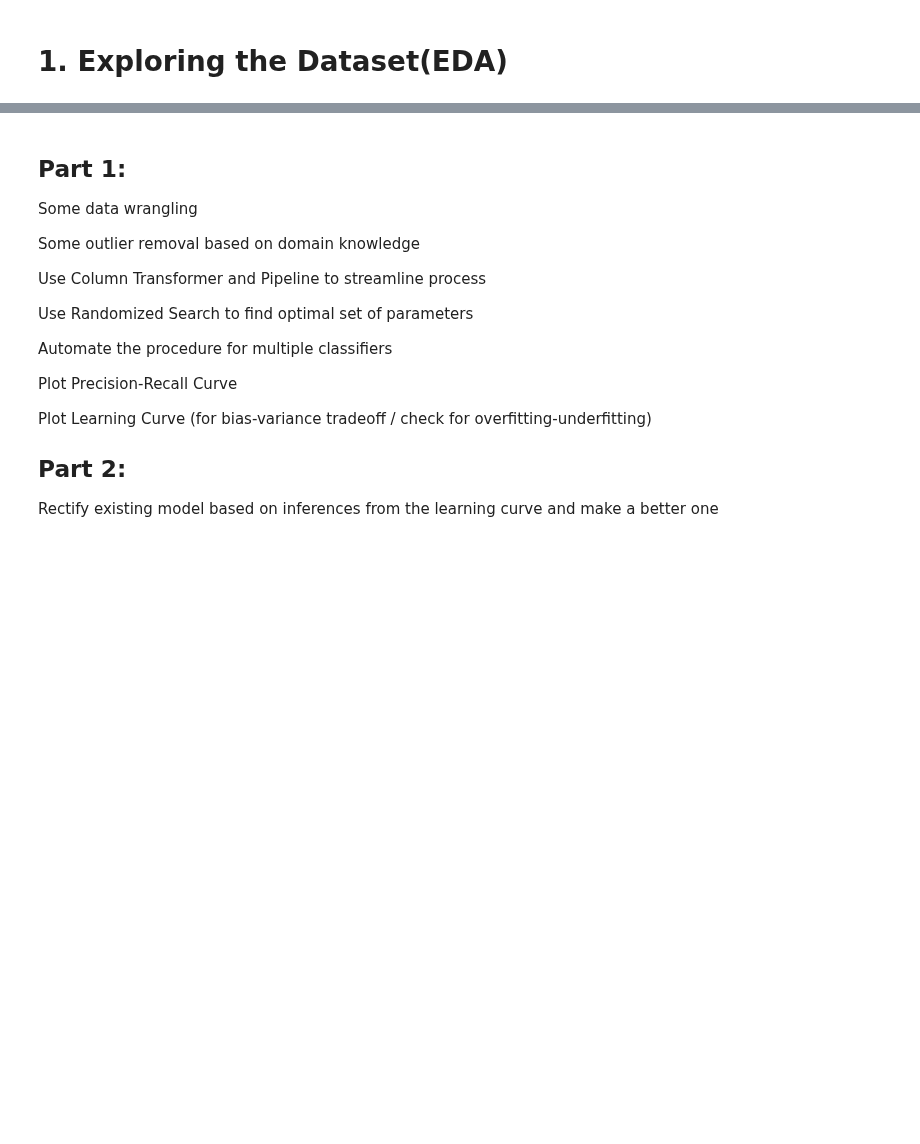
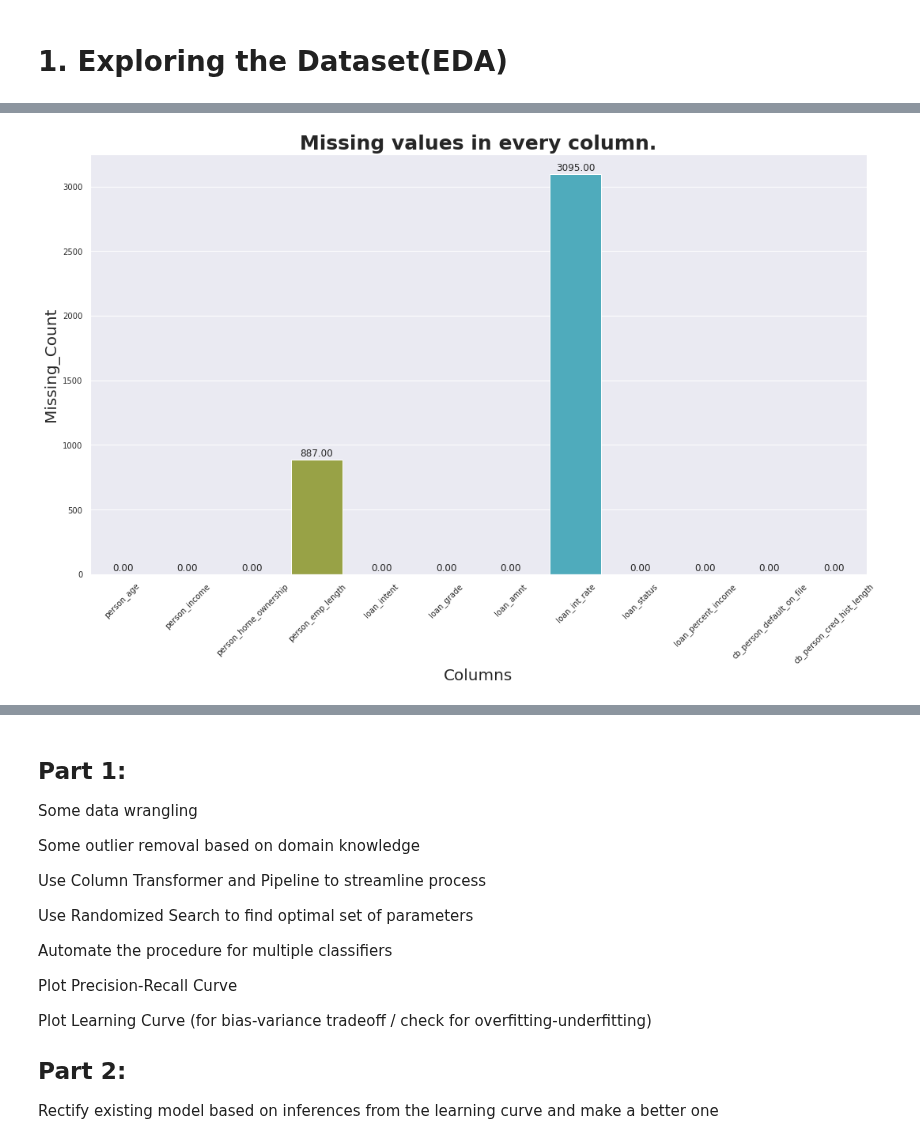
Before and after one commit to s-ravi18/Kaggle-Notebooks, a Jupyter notebook: credit-risk-analysis-redo.ipynb, the cells around one changed output, grey strips where cells are left out. Saved outputs shown, nothing was run; the diff lists cells and outputs as text; code cells hidden in the pictures; blank space fills up the shorter version.

Commit message:
Kaggle Notebook | Credit Risk Analysis_Redo | Version 3

```diff
--- a/credit-risk-analysis-redo.ipynb
+++ b/credit-risk-analysis-redo.ipynb
@@ -60,0 +134,3 @@ The 7th and 8th steps will be shown and explained with the help of screenshots.
+# %%
+df = pd.read_csv("/kaggle/input/credit-risk-dataset/credit_risk_dataset.csv")
+df.head()
@@ -60,0 +276,24 @@ The 7th and 8th steps will be shown and explained with the help of screenshots.
+# %%
+mn=df.isna().sum()
+mn=pd.DataFrame(mn,columns=["missing_count"]).reset_index()
+mn.columns=["columns_names","missing_count"]
+mn
+
+sns.set_theme(style="darkgrid")
+plt.figure(figsize=(15,10))
+plots=sns.barplot(x=mn.columns_names,y=mn.missing_count)
+# Iterrating over the bars one-by-one
+for bar in plots.patches:
+    plots.annotate(format(bar.get_height(), '.2f'),
+                   (bar.get_x() + bar.get_width() / 2,
+                    bar.get_height()), ha='center', va='center',
+                   size=12, xytext=(0, 8),
+                   textcoords='offset points')
+plt.xticks(rotation=45) #Rotating the Label
+plt.title("Missing values in every column.",size=25,weight="bold") #Title of the plot
+plt.xlabel("Columns",fontsize=20) #Title of x-axis
+plt.ylabel("Missing_Count",fontsize=20)
+plt.tick_params(labelsize=10) #Varying label size
+plt.tight_layout()
+# %% [output]
+[figure, added]
```
Also changed, not shown: parts of 31 cells of this notebook.
